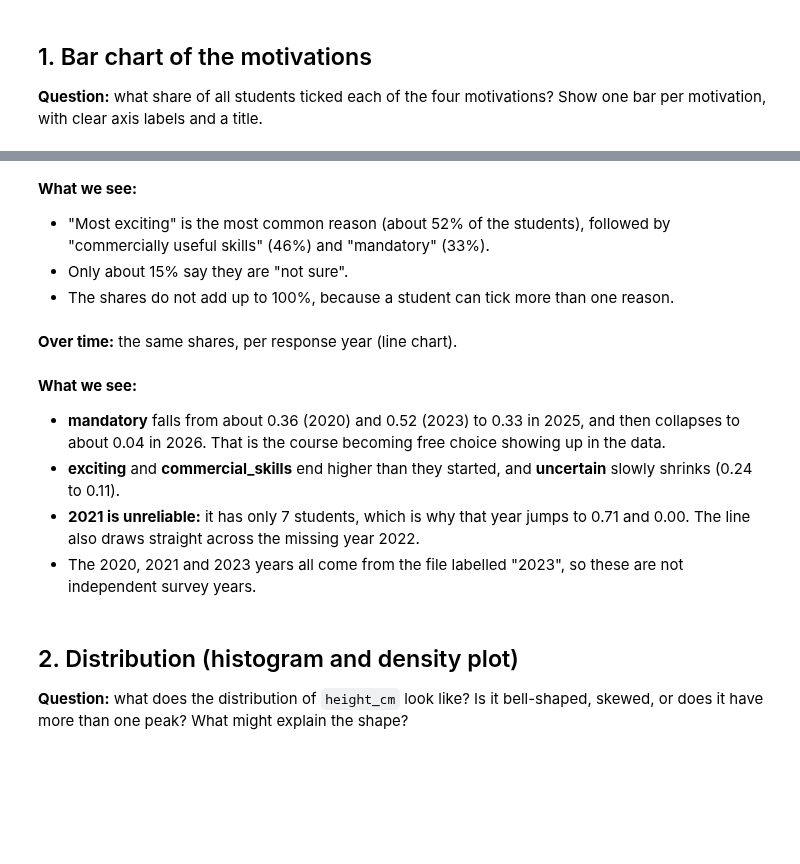
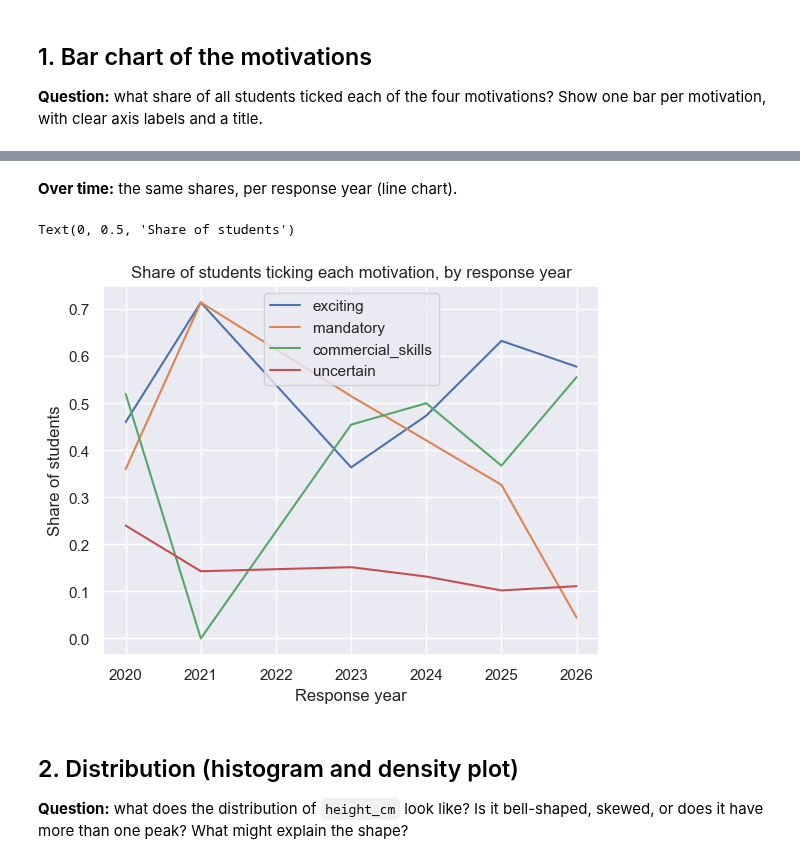
Before and after one commit to hellyhornbek/dmml-group-project, a Jupyter notebook: Assignment 01/Assignment #01 (Dataset)/Hans/basic_visualization.ipynb, the cells around one changed output, grey strips where cells are left out. Drawn from its saved outputs; the diff is of its cells as text; code cells hidden in the pictures; blank space fills up the shorter version.

```diff
--- a/Assignment 01/Assignment #01 (Dataset)/Hans/basic_visualization.ipynb
+++ b/Assignment 01/Assignment #01 (Dataset)/Hans/basic_visualization.ipynb
@@ -46,32 +53,21 @@ plt.ylabel("Share of students");
-# %% [markdown]
-**What we see:**
-
-- "Most exciting" is the most common reason (about 52% of the students), followed by "commercially useful skills" (46%) and "mandatory" (33%).
-- Only about 15% say they are "not sure".
-- The shares do not add up to 100%, because a student can tick more than one reason.
 # %% [markdown]
 **Over time:** the same shares, per response year (line chart).
 # %%
 # Share of students ticking each motivation, per response year
 motivations = ["exciting", "mandatory", "commercial_skills", "uncertain"]
 
 shares_by_year = df.groupby("response_year")[motivations].mean()
 
-# One line per motivation, with a dot at each year that has data
-ax = shares_by_year.plot(marker="o", figsize=(8, 5))
+# One line per motivation, with the response year on the x-axis
+ax = shares_by_year.plot()
 
-# Title, axis labels and a legend placed outside the plot
+# Title and axis labels
 ax.set_title("Share of students ticking each motivation, by response year")
 ax.set_xlabel("Response year")
 ax.set_ylabel("Share of students")
-ax.legend(title="Motivation", bbox_to_anchor=(1.02, 1), loc="upper left");
+# %% [output]
+Text(0, 0.5, 'Share of students')
+[figure, added]
-# %% [markdown]
-**What we see:**
-
-- **mandatory** falls from about 0.36 (2020) and 0.52 (2023) to 0.33 in 2025, and then collapses to about 0.04 in 2026. That is the course becoming free choice showing up in the data.
-- **exciting** and **commercial_skills** end higher than they started, and **uncertain** slowly shrinks (0.24 to 0.11).
-- **2021 is unreliable:** it has only 7 students, which is why that year jumps to 0.71 and 0.00. The line also draws straight across the missing year 2022.
-- The 2020, 2021 and 2023 years all come from the file labelled "2023", so these are not independent survey years.
 # %% [markdown]
 ## 2. Distribution (histogram and density plot)
 
```
Also changed, not shown: parts of 28 cells of this notebook, 11 other files.
